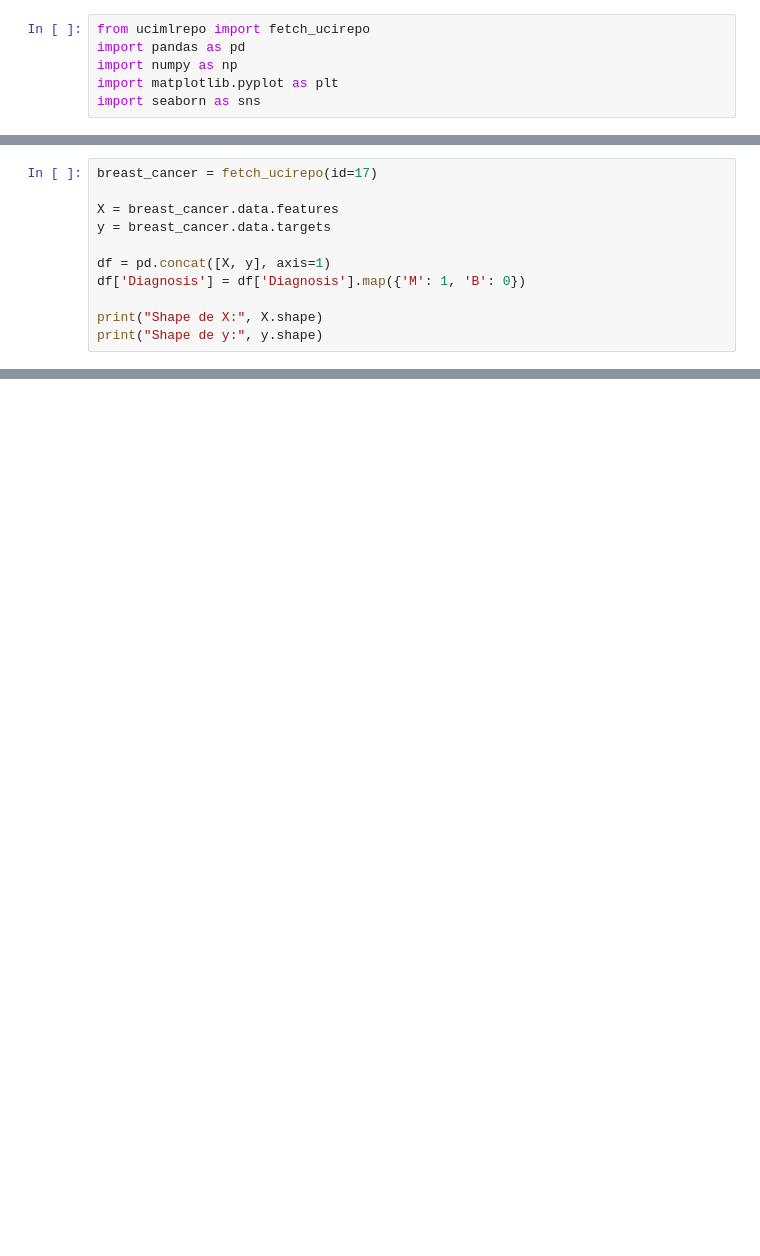
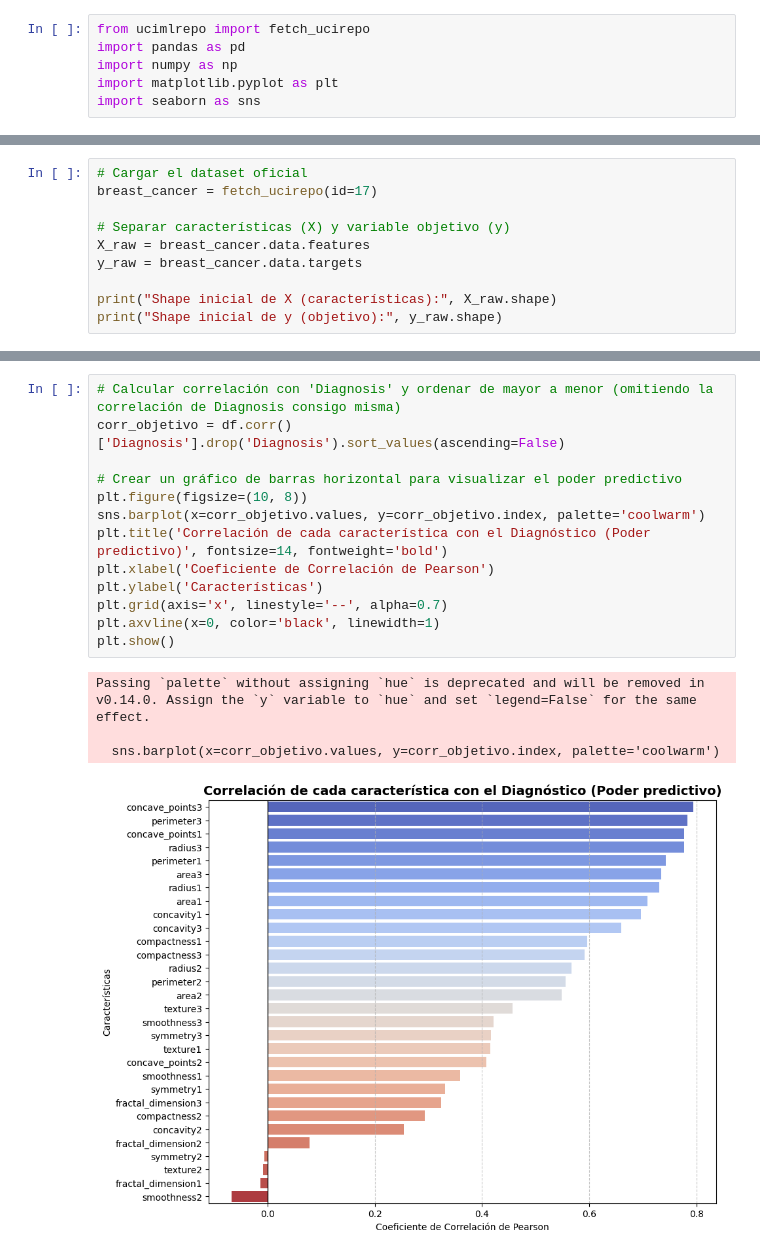
Before and after one commit to leonaidasup/Modelo2-final, a Jupyter notebook: Modelos2_Parte1.ipynb, the cells around one changed output, grey strips where cells are left out. Saved outputs shown, nothing was run; the diff lists cells and outputs as text; blank space fills up the shorter version.

```diff
--- a/Modelos2_Parte1.ipynb
+++ b/Modelos2_Parte1.ipynb
@@ -26,12 +24,11 @@ import seaborn as sns
 # %%
+# Cargar el dataset oficial
 breast_cancer = fetch_ucirepo(id=17)
 
-X = breast_cancer.data.features
-y = breast_cancer.data.targets
+# Separar características (X) y variable objetivo (y)
+X_raw = breast_cancer.data.features
+y_raw = breast_cancer.data.targets
 
-df = pd.concat([X, y], axis=1)
-df['Diagnosis'] = df['Diagnosis'].map({'M': 1, 'B': 0})
-
-print("Shape de X:", X.shape)
-print("Shape de y:", y.shape)
+print("Shape inicial de X (características):", X_raw.shape)
+print("Shape inicial de y (objetivo):", y_raw.shape)
 # %% [output]
@@ -50,0 +241,18 @@ Maligno: 212 37.26%
+# %%
+# Calcular correlación con 'Diagnosis' y ordenar de mayor a menor (omitiendo la correlación de Diagnosis consigo misma)
+corr_objetivo = df.corr()['Diagnosis'].drop('Diagnosis').sort_values(ascending=False)
+
+# Crear un gráfico de barras horizontal para visualizar el poder predictivo
+plt.figure(figsize=(10, 8))
+sns.barplot(x=corr_objetivo.values, y=corr_objetivo.index, palette='coolwarm')
+plt.title('Correlación de cada característica con el Diagnóstico (Poder predictivo)', fontsize=14, fontweight='bold')
+plt.xlabel('Coeficiente de Correlación de Pearson')
+plt.ylabel('Características')
+plt.grid(axis='x', linestyle='--', alpha=0.7)
+plt.axvline(x=0, color='black', linewidth=1)
+plt.show()
+# %% [output]
+Passing `palette` without assigning `hue` is deprecated and will be removed in v0.14.0. Assign the `y` variable to `hue` and set `legend=False` for the same effect.
+
+  sns.barplot(x=corr_objetivo.values, y=corr_objetivo.index, palette='coolwarm')
+[figure, added]
```
Also changed, not shown: parts of 30 cells of this notebook.
